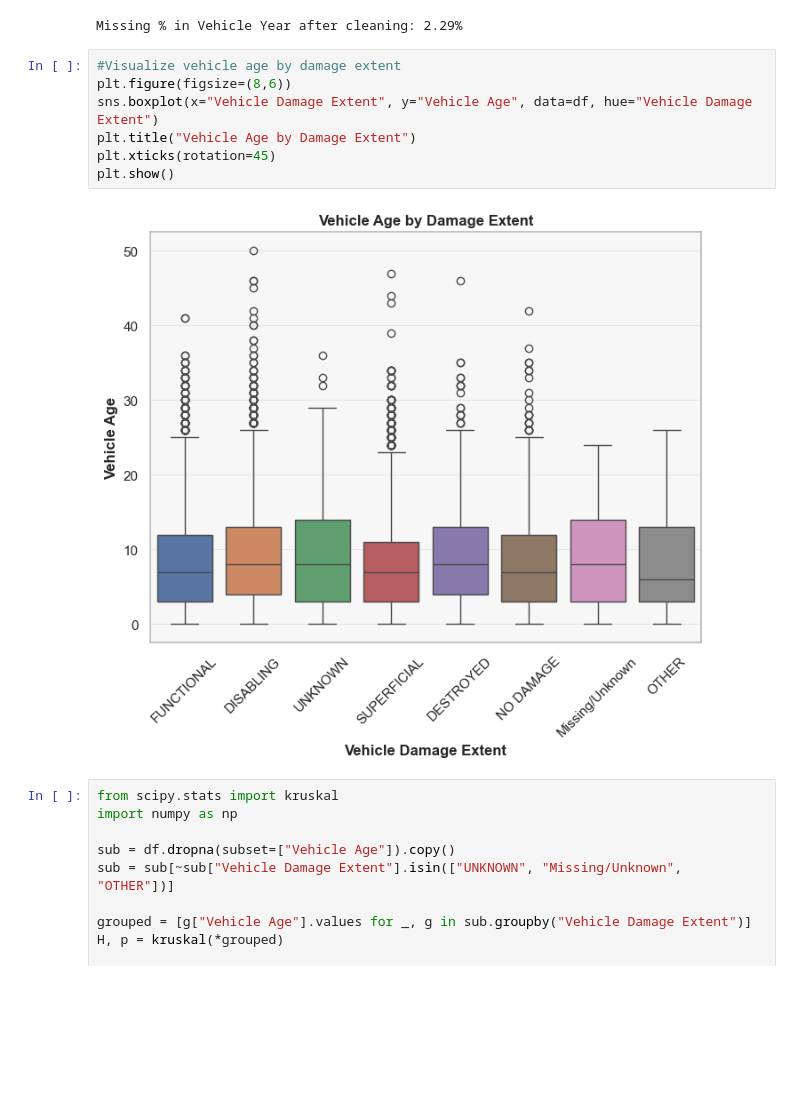
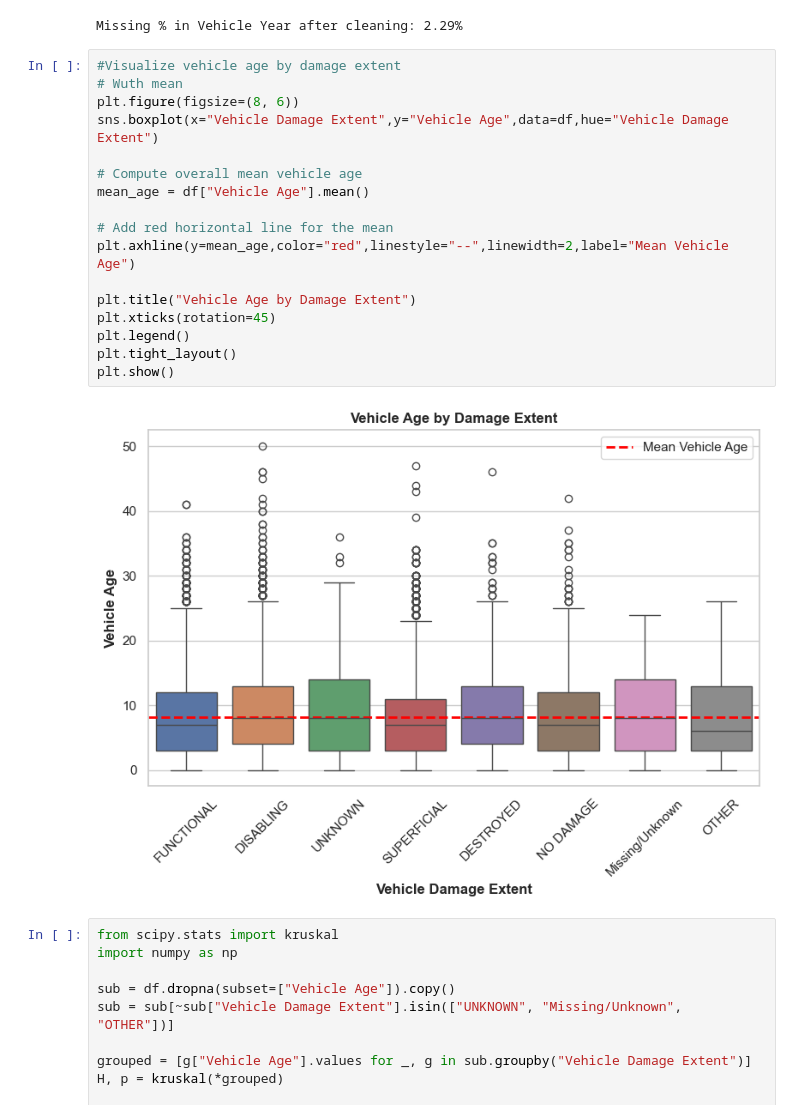
Before and after one commit to lior-benjman/Statistics-pro, a Jupyter notebook: Statistic_research.ipynb, the cells around one changed output. Drawn from its saved outputs; the diff is of its cells as text; blank space fills up the shorter version.

```diff
--- a/Statistic_research.ipynb
+++ b/Statistic_research.ipynb
@@ -804,13 +1069,23 @@ print(f"Missing % in Vehicle Year after cleaning: {missing_after:.2f}%")
 Missing % in Vehicle Year after cleaning: 2.29%
 # %%
 #Visualize vehicle age by damage extent
-plt.figure(figsize=(8,6))
-sns.boxplot(x="Vehicle Damage Extent", y="Vehicle Age", data=df, hue="Vehicle Damage Extent")
+# Wuth mean
+plt.figure(figsize=(8, 6))
+sns.boxplot(x="Vehicle Damage Extent",y="Vehicle Age",data=df,hue="Vehicle Damage Extent")
+
+# Compute overall mean vehicle age
+mean_age = df["Vehicle Age"].mean()
+
+# Add red horizontal line for the mean
+plt.axhline(y=mean_age,color="red",linestyle="--",linewidth=2,label="Mean Vehicle Age")
+
 plt.title("Vehicle Age by Damage Extent")
 plt.xticks(rotation=45)
+plt.legend()
+plt.tight_layout()
 plt.show()
 # %% [output]
-[figure, old version]
+[figure, new version]
 # %%
 from scipy.stats import kruskal
 import numpy as np
```
Also changed, not shown: parts of 28 cells of this notebook.
